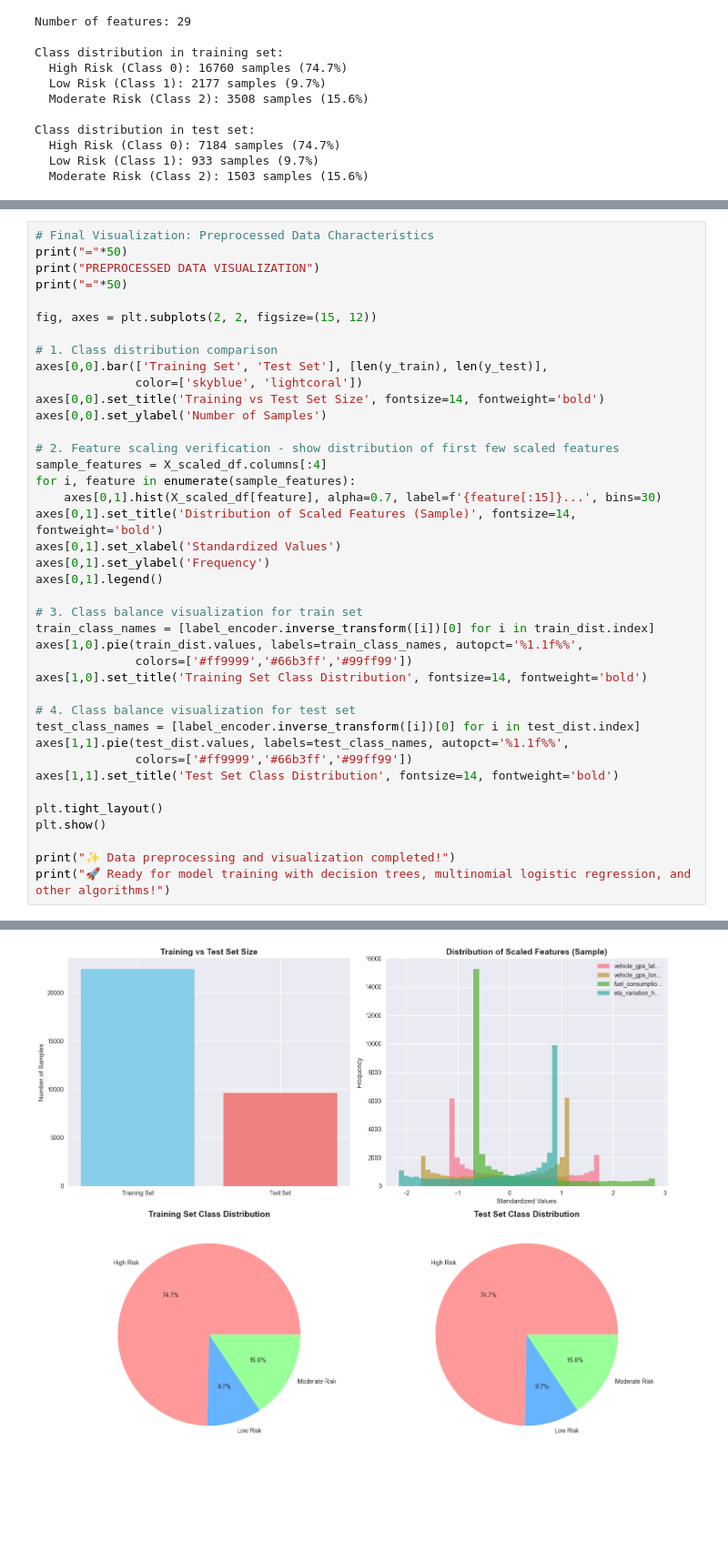
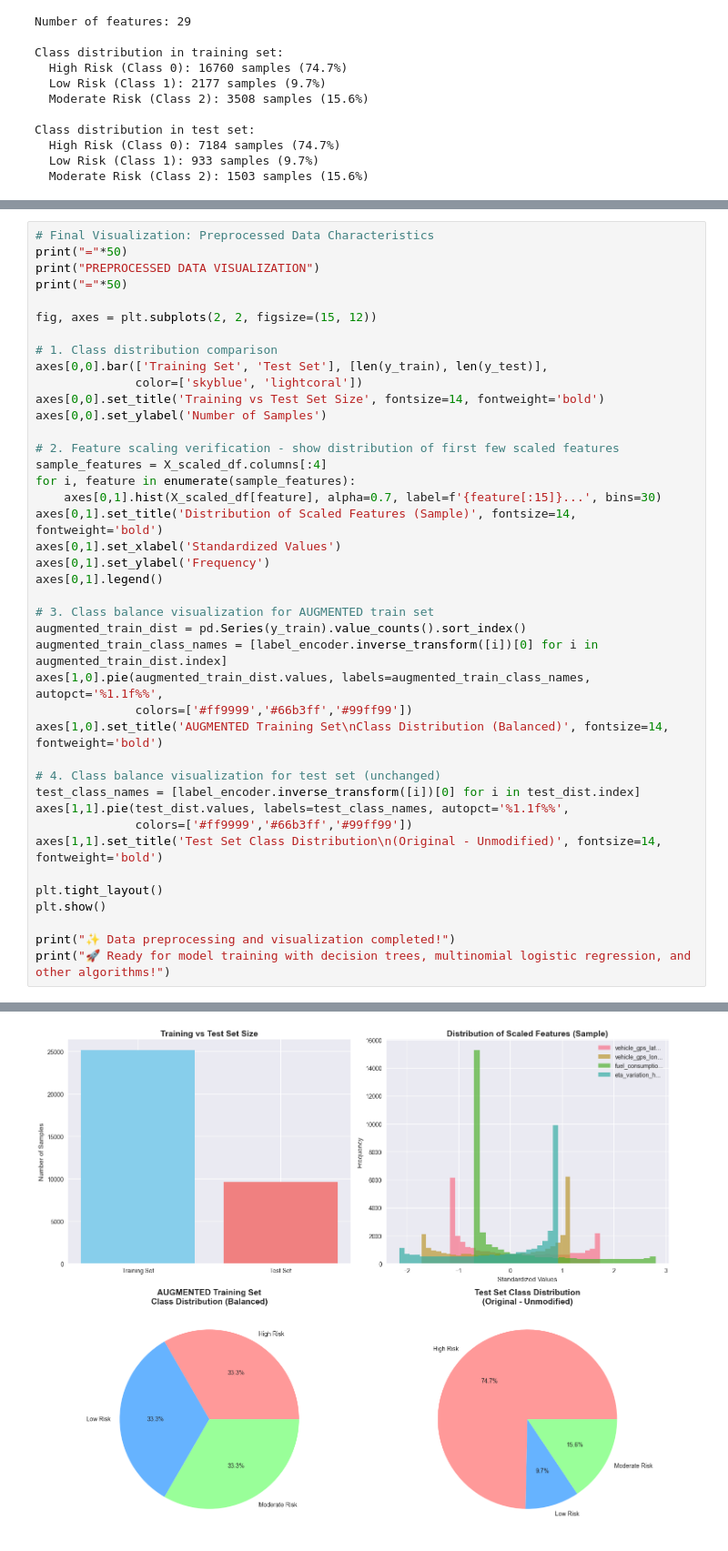
Before and after one commit to anosha2001/business-risk-analysis-model-comparisons, a Jupyter notebook: data-preprocessing.ipynb, the cells around one changed output, grey strips where cells are left out. Shown at 91% size. Drawn from its saved outputs; the diff is of its cells as text; blank space fills up the shorter version.

```diff
--- a/data-preprocessing.ipynb
+++ b/data-preprocessing.ipynb
@@ -783,39 +1264,40 @@ fig, axes = plt.subplots(2, 2, figsize=(15, 12))
 # 1. Class distribution comparison
 axes[0,0].bar(['Training Set', 'Test Set'], [len(y_train), len(y_test)],
               color=['skyblue', 'lightcoral'])
 axes[0,0].set_title('Training vs Test Set Size', fontsize=14, fontweight='bold')
 axes[0,0].set_ylabel('Number of Samples')
 
 # 2. Feature scaling verification - show distribution of first few scaled features
 sample_features = X_scaled_df.columns[:4]
 for i, feature in enumerate(sample_features):
     axes[0,1].hist(X_scaled_df[feature], alpha=0.7, label=f'{feature[:15]}...', bins=30)
 axes[0,1].set_title('Distribution of Scaled Features (Sample)', fontsize=14, fontweight='bold')
 axes[0,1].set_xlabel('Standardized Values')
 axes[0,1].set_ylabel('Frequency')
 axes[0,1].legend()
 
-# 3. Class balance visualization for train set
-train_class_names = [label_encoder.inverse_transform([i])[0] for i in train_dist.index]
-axes[1,0].pie(train_dist.values, labels=train_class_names, autopct='%1.1f%%',
+# 3. Class balance visualization for AUGMENTED train set
+augmented_train_dist = pd.Series(y_train).value_counts().sort_index()
+augmented_train_class_names = [label_encoder.inverse_transform([i])[0] for i in augmented_train_dist.index]
+axes[1,0].pie(augmented_train_dist.values, labels=augmented_train_class_names, autopct='%1.1f%%',
               colors=['#ff9999','#66b3ff','#99ff99'])
-axes[1,0].set_title('Training Set Class Distribution', fontsize=14, fontweight='bold')
+axes[1,0].set_title('AUGMENTED Training Set\nClass Distribution (Balanced)', fontsize=14, fontweight='bold')
 
-# 4. Class balance visualization for test set
+# 4. Class balance visualization for test set (unchanged)
 test_class_names = [label_encoder.inverse_transform([i])[0] for i in test_dist.index]
 axes[1,1].pie(test_dist.values, labels=test_class_names, autopct='%1.1f%%',
               colors=['#ff9999','#66b3ff','#99ff99'])
-axes[1,1].set_title('Test Set Class Distribution', fontsize=14, fontweight='bold')
+axes[1,1].set_title('Test Set Class Distribution\n(Original - Unmodified)', fontsize=14, fontweight='bold')
 
 plt.tight_layout()
 plt.show()
 
 print("✨ Data preprocessing and visualization completed!")
 print("🚀 Ready for model training with decision trees, multinomial logistic regression, and other algorithms!")
 # %% [output]
 ==================================================
 PREPROCESSED DATA VISUALIZATION
 ==================================================
-[figure, old version]
+[figure, new version]
 ✨ Data preprocessing and visualization completed!
 🚀 Ready for model training with decision trees, multinomial logistic regression, and other algorithms!
```
Also changed, not shown: parts of 4 cells of this notebook, 22 other files.
